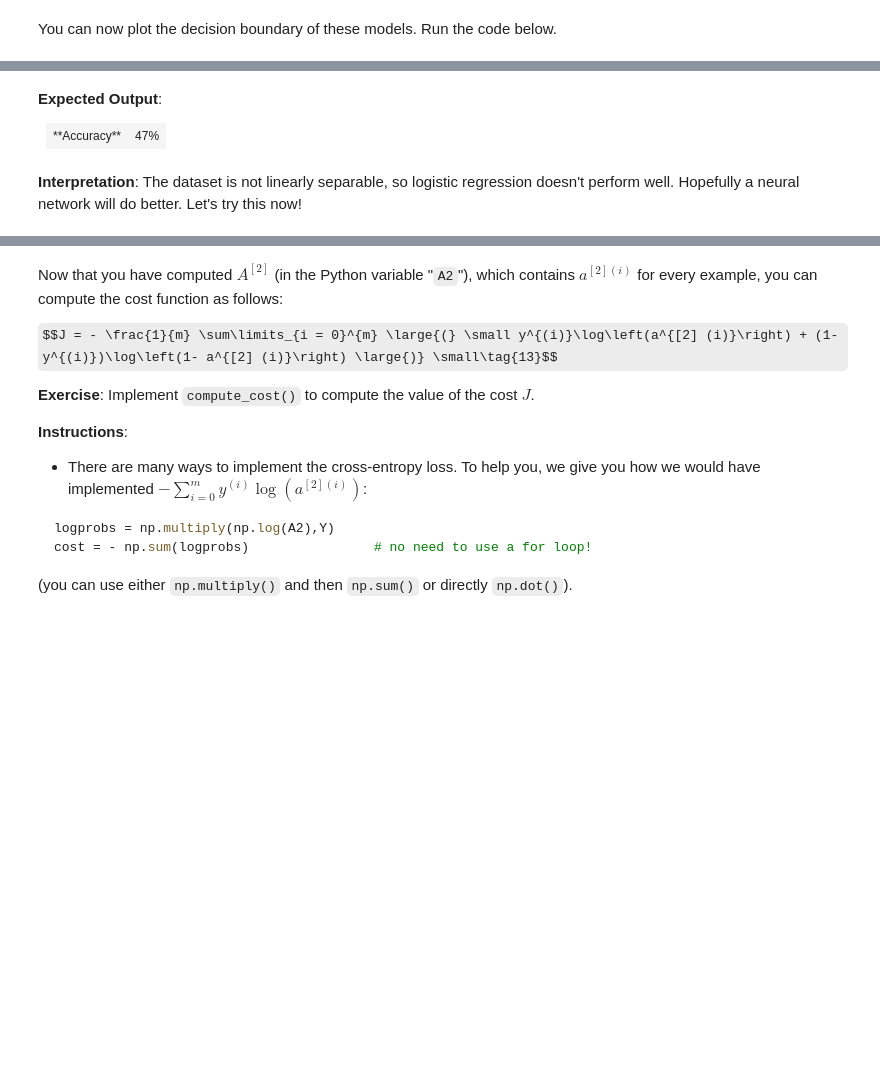
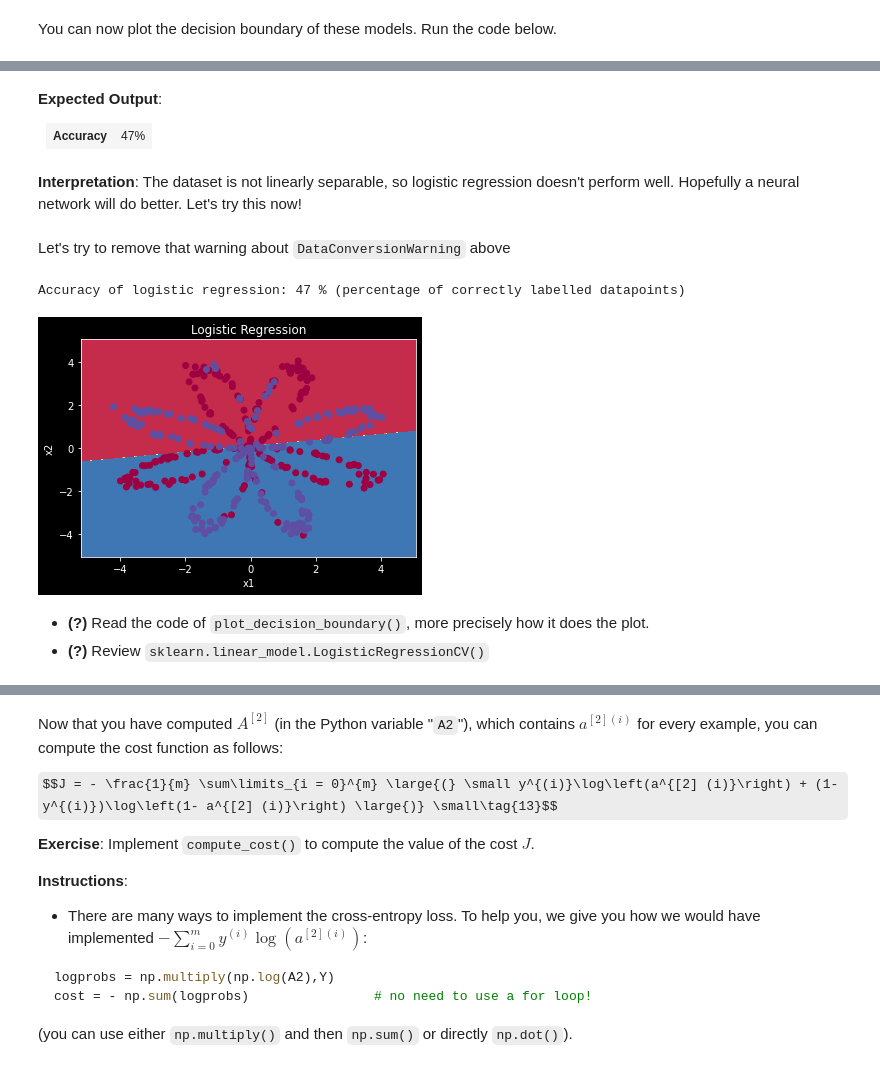
Before and after one commit to phunc20/deeplearning.ai, a Jupyter notebook: dl/2019/01-neural_networks_deep_learning/03-shallow_neural_networks/02-programming_assignment/Planar+data+classification+with+one+hidden+layer+v5--phunc20.ipynb, the cells around one changed output, grey strips where cells are left out. Cells and saved outputs as stored; diff of their text form; code cells hidden in the pictures; some formulas as TeX source; blank space fills up the shorter version.

```diff
--- a/dl/2019/01-neural_networks_deep_learning/03-shallow_neural_networks/02-programming_assignment/Planar+data+classification+with+one+hidden+layer+v5--phunc20.ipynb
+++ b/dl/2019/01-neural_networks_deep_learning/03-shallow_neural_networks/02-programming_assignment/Planar+data+classification+with+one+hidden+layer+v5--phunc20.ipynb
@@ -127,13 +154,31 @@ print ('Accuracy of logistic regression: %d ' % float((np.dot(Y,LR_predictions)
 
 <table style="width:20%">
   <tr>
-    <td>**Accuracy**</td>
+    <td><b>Accuracy<b></td>
     <td> 47% </td>
   </tr>
-
-</table>
 # %% [markdown]
 **Interpretation**: The dataset is not linearly separable, so logistic regression doesn't perform well. Hopefully a neural network will do better. Let's try this now!
+# %% [markdown]
+Let's try to remove that warning about `DataConversionWarning` above
+# %%
+clf = sklearn.linear_model.LogisticRegressionCV();
+clf.fit(X.T, Y.ravel());
+# %%
+# Plot the decision boundary for logistic regression
+plot_decision_boundary(lambda x: clf.predict(x), X, Y)
+plt.title("Logistic Regression")
+
+# Print accuracy
+LR_predictions = clf.predict(X.T)
+print('Accuracy of logistic regression: %d ' % float((np.dot(Y,LR_predictions) + np.dot(1-Y,1-LR_predictions))/float(Y.size)*100) +
+       '% ' + "(percentage of correctly labelled datapoints)")
+# %% [output]
+Accuracy of logistic regression: 47 % (percentage of correctly labelled datapoints)
+[figure, added]
+# %% [markdown]
+- **(?)** Read the code of `plot_decision_boundary()`, more precisely how it does the plot.
+- **(?)** Review `sklearn.linear_model.LogisticRegressionCV()`
 # %% [markdown]
 ## 4 - Neural Network model
 
```
Also changed, not shown: parts of 38 cells of this notebook.
